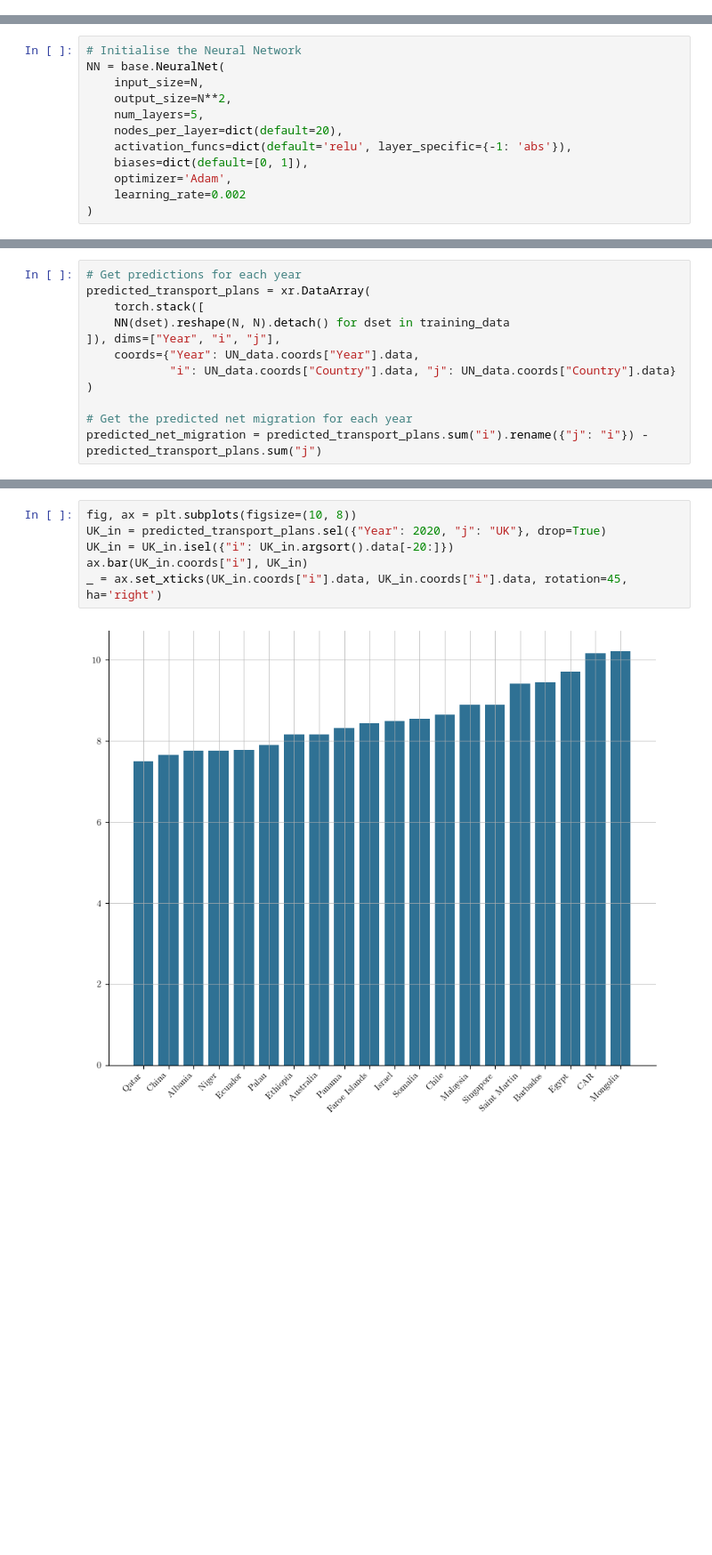
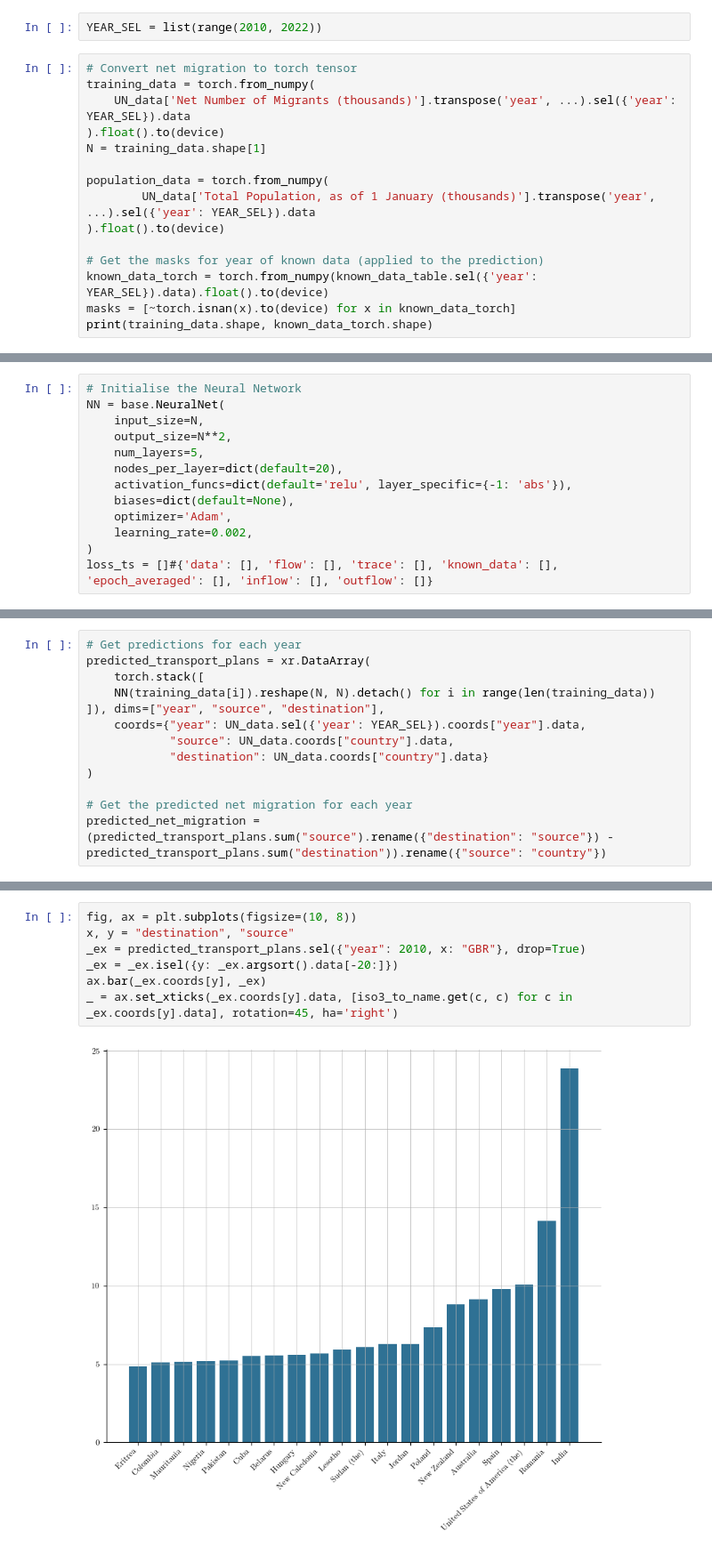
Before and after one commit to estevaofuzaro98/NeuralABM, a Jupyter notebook: models/Migration/model.ipynb, the cells around one changed output, grey strips where cells are left out. Shown at 89% size. Saved outputs shown, nothing was run; the diff lists cells and outputs as text; blank space fills up the shorter version.

```diff
--- a/models/Migration/model.ipynb
+++ b/models/Migration/model.ipynb
@@ -54,0 +132,17 @@ torch.Size([72, 236])
+# %%
+YEAR_SEL = list(range(2010, 2022))
+# %%
+# Convert net migration to torch tensor
+training_data = torch.from_numpy(
+    UN_data['Net Number of Migrants (thousands)'].transpose('year', ...).sel({'year': YEAR_SEL}).data
+).float().to(device)
+N = training_data.shape[1]
+
+population_data = torch.from_numpy(
+        UN_data['Total Population, as of 1 January (thousands)'].transpose('year', ...).sel({'year': YEAR_SEL}).data
+).float().to(device)
+
+# Get the masks for year of known data (applied to the prediction)
+known_data_torch = torch.from_numpy(known_data_table.sel({'year': YEAR_SEL}).data).float().to(device)
+masks = [~torch.isnan(x).to(device) for x in known_data_torch]
+print(training_data.shape, known_data_torch.shape)
@@ -60,9 +156,10 @@ NN = base.NeuralNet(
     num_layers=5,
     nodes_per_layer=dict(default=20),
     activation_funcs=dict(default='relu', layer_specific={-1: 'abs'}),
-    biases=dict(default=[0, 1]),
+    biases=dict(default=None),
     optimizer='Adam',
-    learning_rate=0.002
+    learning_rate=0.002,
 )
+loss_ts = []#{'data': [], 'flow': [], 'trace': [], 'known_data': [], 'epoch_averaged': [], 'inflow': [], 'outflow': []}
 # %%
 # Train
@@ -122,13 +235,14 @@ ax.set_ylim(0, 1.1)
 # Get predictions for each year
 predicted_transport_plans = xr.DataArray(
     torch.stack([
-    NN(dset).reshape(N, N).detach() for dset in training_data
-]), dims=["Year", "i", "j"],
-    coords={"Year": UN_data.coords["Year"].data,
-            "i": UN_data.coords["Country"].data, "j": UN_data.coords["Country"].data}
+    NN(training_data[i]).reshape(N, N).detach() for i in range(len(training_data))
+]), dims=["year", "source", "destination"],
+    coords={"year": UN_data.sel({'year': YEAR_SEL}).coords["year"].data,
+            "source": UN_data.coords["country"].data,
+            "destination": UN_data.coords["country"].data}
 )
 
 # Get the predicted net migration for each year
-predicted_net_migration = predicted_transport_plans.sum("i").rename({"j": "i"}) - predicted_transport_plans.sum("j")
+predicted_net_migration = (predicted_transport_plans.sum("source").rename({"destination": "source"}) - predicted_transport_plans.sum("destination")).rename({"source": "country"})
 # %%
 # Plot an example prediction on the training data
@@ -165,9 +294,10 @@ for i in range(4):
 # %%
 fig, ax = plt.subplots(figsize=(10, 8))
-UK_in = predicted_transport_plans.sel({"Year": 2020, "j": "UK"}, drop=True)
-UK_in = UK_in.isel({"i": UK_in.argsort().data[-20:]})
-ax.bar(UK_in.coords["i"], UK_in)
-_ = ax.set_xticks(UK_in.coords["i"].data, UK_in.coords["i"].data, rotation=45, ha='right')
+x, y = "destination", "source"
+_ex = predicted_transport_plans.sel({"year": 2010, x: "GBR"}, drop=True)
+_ex = _ex.isel({y: _ex.argsort().data[-20:]})
+ax.bar(_ex.coords[y], _ex)
+_ = ax.set_xticks(_ex.coords[y].data, [iso3_to_name.get(c, c) for c in _ex.coords[y].data], rotation=45, ha='right')
 # %% [output]
-[figure, old version]
+[figure, new version]
 # %%
```
Also changed, not shown: parts of 27 cells of this notebook.
